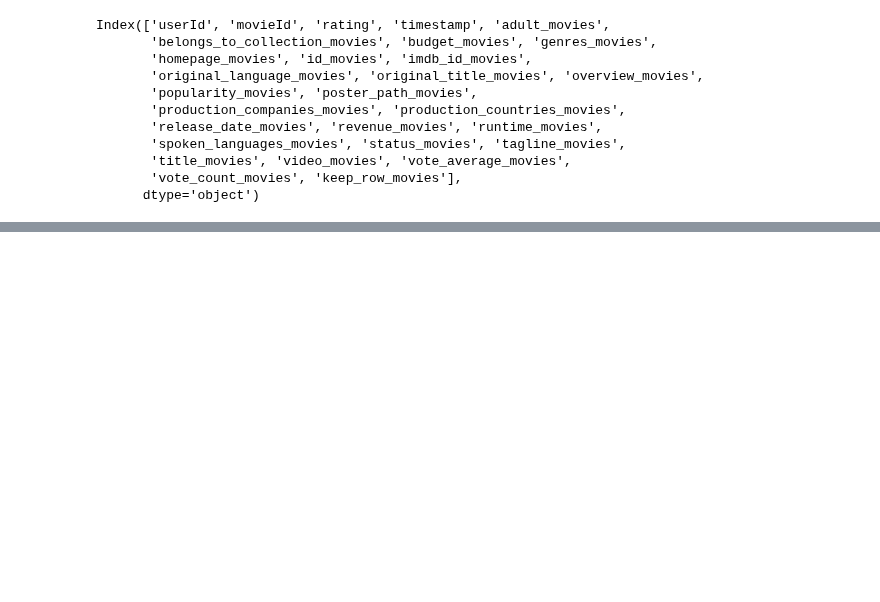
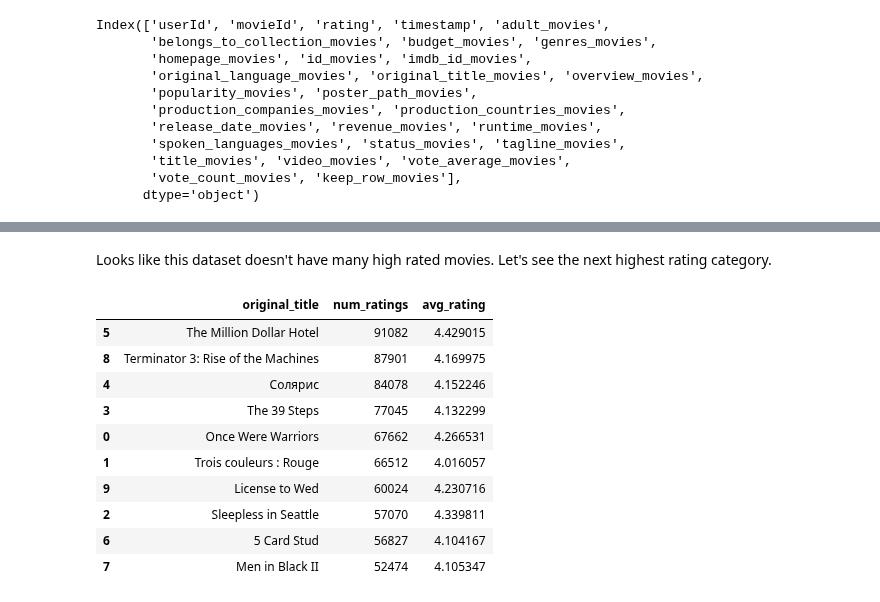
Before and after one commit to knolasco/Intro_to_ML_Course, a Jupyter notebook: Module7/RecommendationSystem.ipynb, the cells around one changed output, grey strips where cells are left out. Saved outputs shown, nothing was run; the diff lists cells and outputs as text; code cells hidden in the pictures; blank space fills up the shorter version.

```diff
--- a/Module7/RecommendationSystem.ipynb
+++ b/Module7/RecommendationSystem.ipynb
@@ -189,0 +212,16 @@ data.merge(top_20_movies, on = 'movieId', how = 'inner').drop_duplicates(subset
+# %% [markdown]
+Looks like this dataset doesn't have many high rated movies. Let's see the next highest rating category.
+# %%
+movies_metadata_df.merge(top_10_each_category[top_10_each_category['rating_category'] == '4-4.5'], left_on = 'id', right_on = 'movieId', how = 'inner')[['original_title', 'num_ratings','avg_rating']].sort_values(by = 'num_ratings', ascending = False)
+# %% [output]
+|  | original_title | num_ratings | avg_rating |
+| 5 | The Million Dollar Hotel | 91082 | 4.429015 |
+| 8 | Terminator 3: Rise of the Machines | 87901 | 4.169975 |
+| 4 | Солярис | 84078 | 4.152246 |
+| 3 | The 39 Steps | 77045 | 4.132299 |
+| 0 | Once Were Warriors | 67662 | 4.266531 |
+| 1 | Trois couleurs : Rouge | 66512 | 4.016057 |
+| 9 | License to Wed | 60024 | 4.230716 |
+| 2 | Sleepless in Seattle | 57070 | 4.339811 |
+| 6 | 5 Card Stud | 56827 | 4.104167 |
+| 7 | Men in Black II | 52474 | 4.105347 |
```
Also changed, not shown: parts of 17 cells of this notebook.
